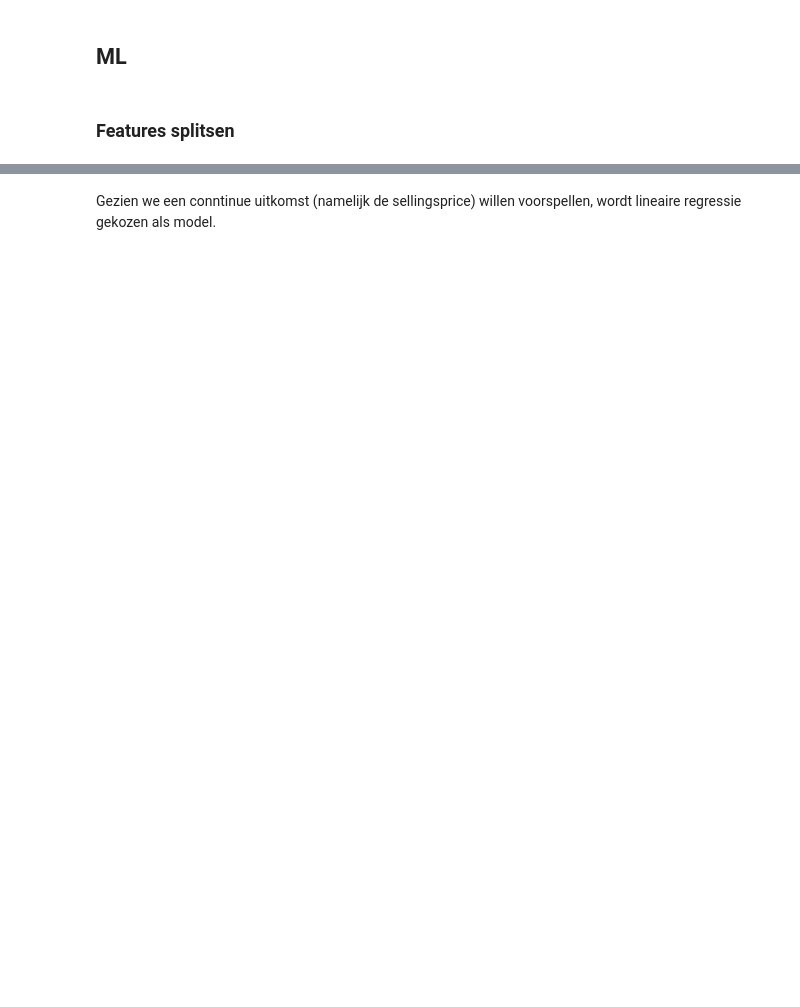
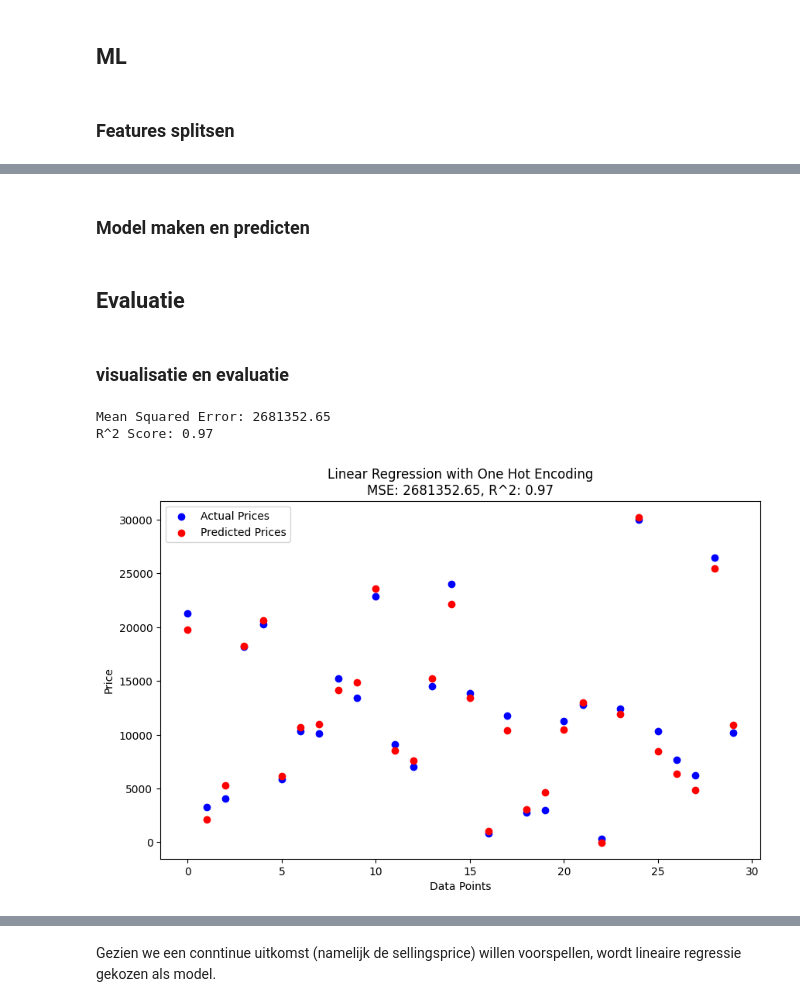
Before and after one commit to AP-B-AI-ML-Ops/project-JarnoDeSmedt, a Jupyter notebook: exploratory.ipynb, the cells around one changed output, grey strips where cells are left out. Saved outputs shown, nothing was run; the diff lists cells and outputs as text; code cells hidden in the pictures; blank space fills up the shorter version.

```diff
--- a/exploratory.ipynb
+++ b/exploratory.ipynb
@@ -276,6 +349,7 @@ def scale_condition(condition):
 
 filtered_data["condition"] = filtered_data["condition"].apply(scale_condition)
 # %%
-filtered_data["condition"].unique()
+cleaned_data = filtered_data.copy()
+cleaned_data["condition"].unique()
 # %% [output]
 array([ 1,  9,  7, 10,  4,  6,  8,  5,  3], dtype=int64)
@@ -290,2 +403,4 @@ klassificatie/regressie?
 # %%
-#
+# features van target splitsen
+X = df_encoded.drop(columns=["sellingprice"])
+y = df_encoded["sellingprice"]
@@ -291,0 +409,38 @@ klassificatie/regressie?
+# %%
+# Split training en testing sets
+X_train, X_test, y_train, y_test = train_test_split(X, y, test_size=0.2, random_state=42)
+# %% [markdown]
+### Model maken en predicten
+# %%
+lr = LinearRegression()
+lr.fit(X_train, y_train)
+y_pred = lr.predict(X_test)
+# %% [markdown]
+## Evaluatie
+# %% [markdown]
+### visualisatie en evaluatie
+# %%
+# view 30 sample predictions
+sample_predictions = pd.DataFrame({'Actual': y_test, 'Predicted': y_pred})
+sample_predictions = sample_predictions.sample(30, random_state=42)
+#print(sample_predictions)
+
+# Calculate the mean squared error and R^2 score
+mse = mean_squared_error(y_test, y_pred)
+r2 = r2_score(y_test, y_pred)
+print(f"Mean Squared Error: {mse:.2f}")
+print(f"R^2 Score: {r2:.2f}")
+
+# Plotting the results
+plt.figure(figsize=(10, 6))
+plt.scatter(range(len(sample_predictions)), sample_predictions['Actual'], color='blue', label='Actual Prices')
+plt.scatter(range(len(sample_predictions)), sample_predictions['Predicted'], color='red', label='Predicted Prices')
+plt.xlabel('Data Points')
+plt.ylabel('Price')
+plt.legend()
+plt.title(f'Linear Regression with One Hot Encoding\nMSE: {mse:.2f}, R^2: {r2:.2f}')
+plt.show()
+# %% [output]
+Mean Squared Error: 2681352.65
+R^2 Score: 0.97
+[figure, added]
```
Also changed, not shown: parts of 30 cells of this notebook, 2 other files.
